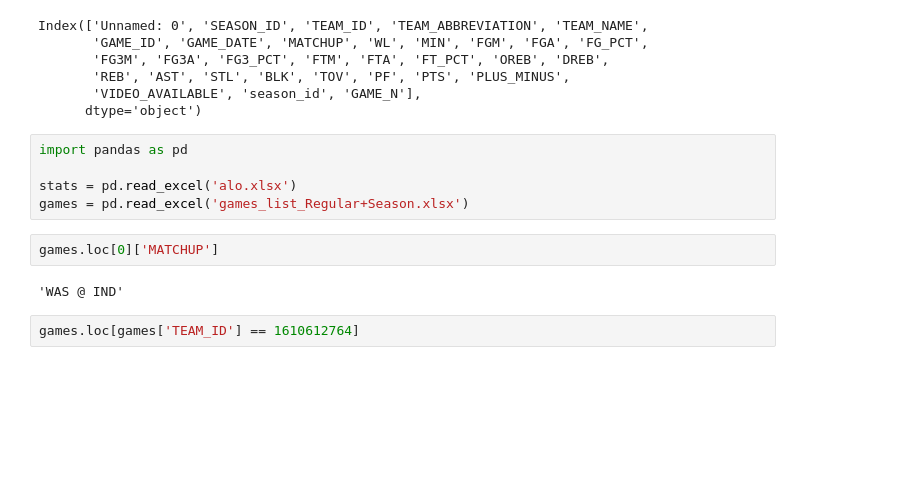
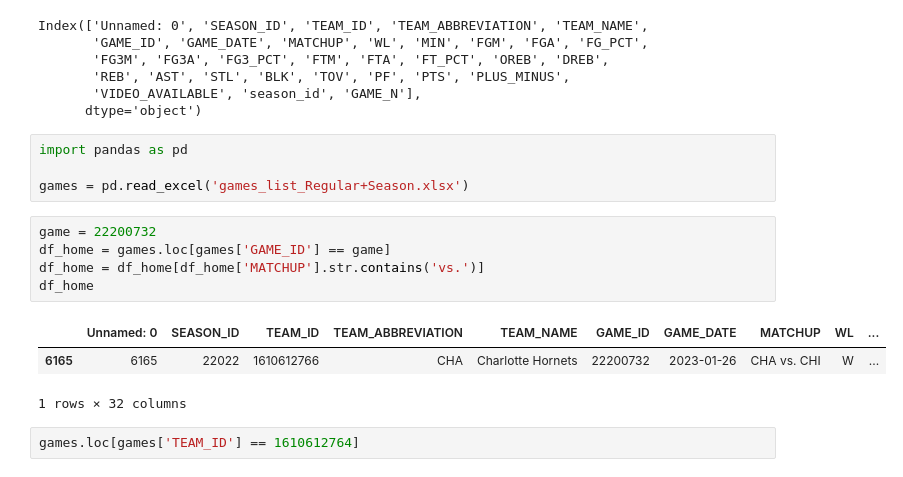
Before and after one commit to ArthurPatricio/Final_Project_Basketball_Game_Prediction, a Jupyter notebook: test_bench.ipynb, the cells around one changed output. Saved outputs shown, nothing was run; the diff lists cells and outputs as text; blank space fills up the shorter version.

```diff
--- a/test_bench.ipynb
+++ b/test_bench.ipynb
@@ -338,12 +338,16 @@ Index(['Unnamed: 0', 'SEASON_ID', 'TEAM_ID', 'TEAM_ABBREVIATION', 'TEAM_NAME',
 # %%
 import pandas as pd
 
-stats = pd.read_excel('alo.xlsx')
 games = pd.read_excel('games_list_Regular+Season.xlsx')
-# %%
-games.loc[0]['MATCHUP']
-# %% [output]
-'WAS @ IND'
+# %%
+game = 22200732
+df_home = games.loc[games['GAME_ID'] == game]
+df_home = df_home[df_home['MATCHUP'].str.contains('vs.')]
+df_home
+# %% [output]
+|  | Unnamed: 0 | SEASON_ID | TEAM_ID | TEAM_ABBREVIATION | TEAM_NAME | GAME_ID | GAME_DATE | MATCHUP | WL | ... |
+| 6165 | 6165 | 22022 | 1610612766 | CHA | Charlotte Hornets | 22200732 | 2023-01-26 | CHA vs. CHI | W | ... |
+1 rows × 32 columns
 # %%
 games.loc[games['TEAM_ID'] == 1610612764]
 # %% [output]
```
Also changed, not shown: 1 other file.
